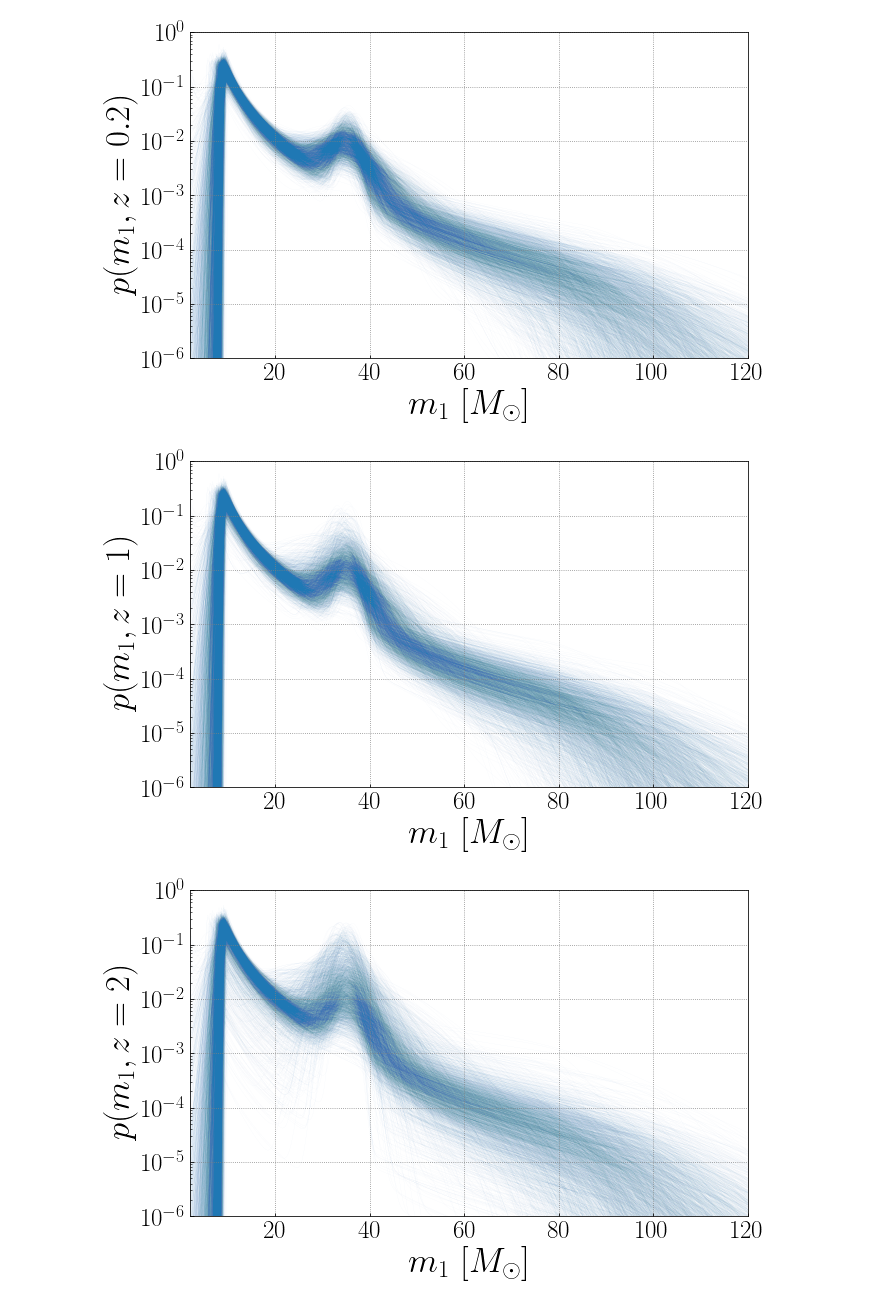
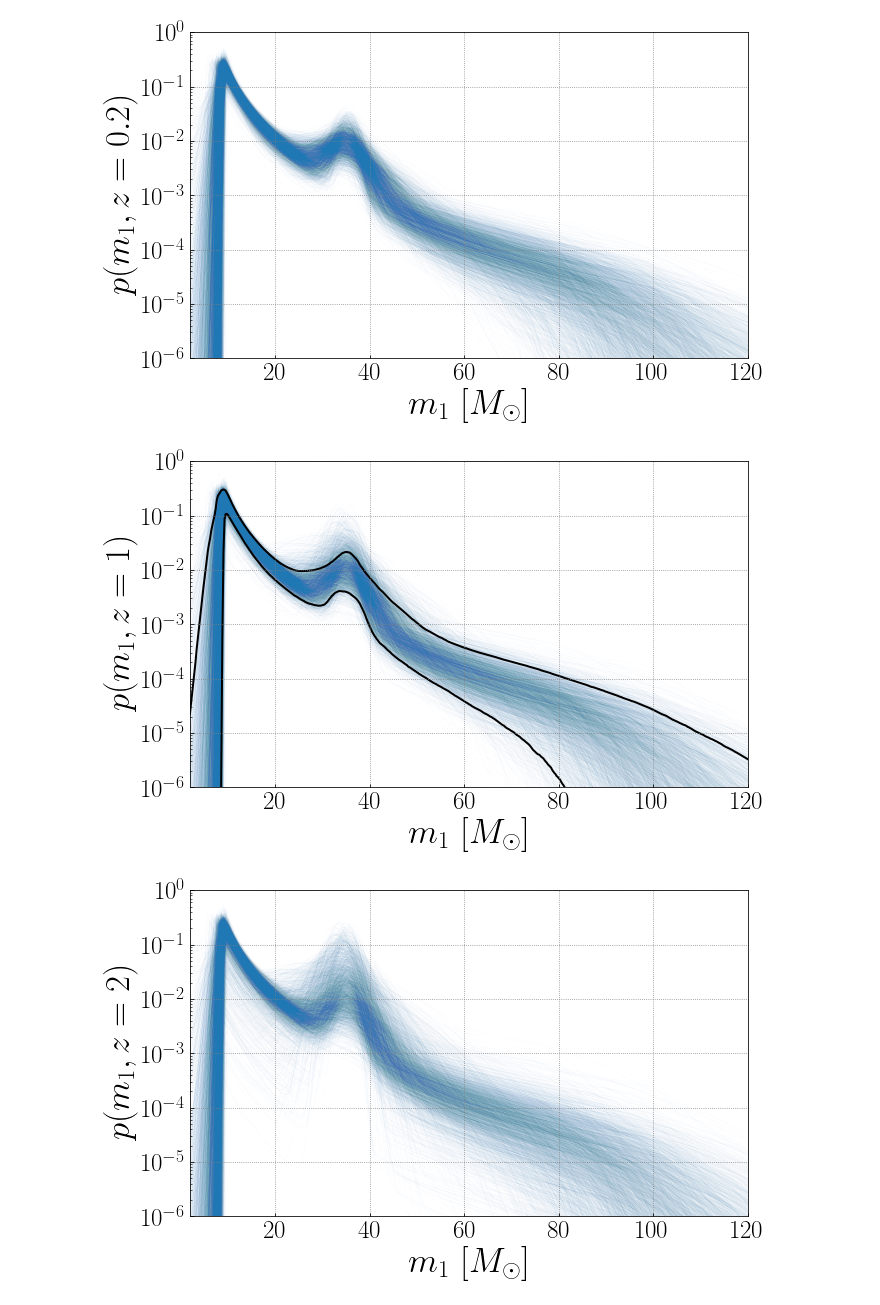
Before and after one commit to maxlalleman/bbh_mass_distribution_redshift_variation_inference, a Jupyter notebook: figures/p(m)_power_law.ipynb, the cells around one changed output. Saved outputs shown, nothing was run; the diff lists cells and outputs as text; code cells hidden in the pictures.

```diff
--- a/figures/p(m)_power_law.ipynb
+++ b/figures/p(m)_power_law.ipynb
@@ -48,6 +48,8 @@ def sigmoid_no_delta(low, high, width, middle, zs):
 fig,ax = plt.subplots(figsize=(10,6))
 m_grid = np.linspace(2,120,500)
 ax.set_rasterization_zorder(2)
+
+pm_matrix = np.zeros((len(range(samps.alpha_ref.size)), len(m_grid)))
 
 for i in range(samps.alpha_ref.size):
     p_m = massModel_variation_all_m1(m_grid, samps.alpha_ref.values[i], samps.delta_alpha.values[i],
@@ -58,6 +60,7 @@ for i in range(samps.alpha_ref.size):
                                      samps.mMin.values[i], 10.**samps.log_dmMax.values[i], 10.**samps.log_high_dmMax.values[i],
                                      samps.width_dm.values[i], samps.middle_z_dm.values[i], 10.**samps.log_dmMin.values[i], 0.2)
     p_m /= np.trapz(p_m,m_grid)
+    pm_matrix[i, :] = p_m
     ax.plot(m_grid,p_m,color='#1f78b4',lw=0.1,alpha=0.1, zorder = 0)
 
 ax.set_yscale('log')
@@ -77,34 +80,36 @@ m_grid = np.linspace(2,120,500)
 ax.set_rasterization_zorder(2)
 
 for i in range(samps.alpha_ref.size):
     p_m = massModel_variation_all_m1(m_grid, samps.alpha_ref.values[i], samps.delta_alpha.values[i],
                                      samps.width_alpha.values[i], samps.middle_z_alpha.values[i],
                                      samps.mu_m1.values[i], samps.sig_m1.values[i], samps.log_f_peak.values[i],
                                      samps.log_high_f_peak.values[i], samps.width_f_peak.values[i], samps.middle_z_f_peak.values[i],
                                      samps.mMax.values[i], samps.high_mMax.values[i], samps.width_mMax.values[i], samps.middle_z_mMax.values[i],
                                      samps.mMin.values[i], 10.**samps.log_dmMax.values[i], 10.**samps.log_high_dmMax.values[i],
                                      samps.width_dm.values[i], samps.middle_z_dm.values[i], 10.**samps.log_dmMin.values[i], 1)
     # p_m /= massModel_variation_all_m1(m_grid, samps.alpha_ref.values[i], samps.delta_alpha.values[i],
     #                                  samps.width_alpha.values[i], samps.middle_z_alpha.values[i],
     #                                  samps.mu_m1.values[i], samps.sig_m1.values[i], samps.log_f_peak.values[i],
     #                                  samps.log_high_f_peak.values[i], samps.width_f_peak.values[i], samps.middle_z_f_peak.values[i],
     #                                  samps.mMax.values[i], samps.high_mMax.values[i], samps.width_mMax.values[i], samps.middle_z_mMax.values[i],
     #                                  samps.mMin.values[i], 10.**samps.log_dmMax.values[i], 10.**samps.log_high_dmMax.values[i],
     #                                  samps.width_dm.values[i], samps.middle_z_dm.values[i], 10.**samps.log_dmMin.values[i], 0.2)
     p_m /= np.trapz(p_m,m_grid)
     ax.plot(m_grid,p_m,color='#1f78b4',lw=0.1,alpha=0.1, zorder = 0)
 
 ax.set_yscale('log')
 ax.set_xlim(2,120)
 ax.set_ylim(1e-6,1)
 ax.set_xlabel(r"$m_1$ [$M_{\odot}$]", fontsize = 35)
 ax.set_ylabel(r"$p(m_1, z = 1)$", fontsize = 35)
 plt.xticks(fontsize=25)
 plt.yticks(fontsize=25)
+plt.plot(m_grid,np.quantile(pm_matrix,0.05,axis=0), zorder = 1, color='k', lw=2, alpha=1)
+plt.plot(m_grid,np.quantile(pm_matrix,0.95,axis=0), zorder = 1, color='k', lw=2, alpha=1)
 plt.savefig("p(m, 1)_power_law.pdf", dpi=400, bbox_inches='tight')
 plt.show()
 # %% [output]
-[figure, old version]
+[figure, new version]
 # %%
 fig,ax = plt.subplots(figsize=(10,6))
 m_grid = np.linspace(2,120,500)
```
Also changed, not shown: 6 other files.
